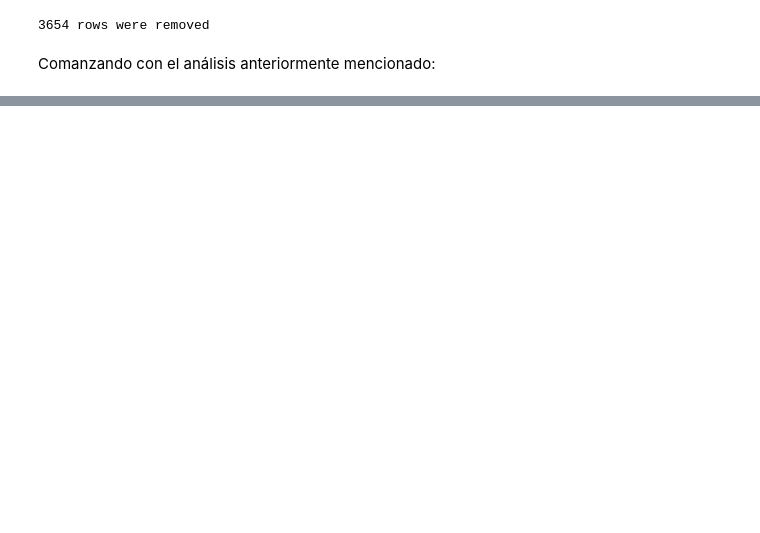
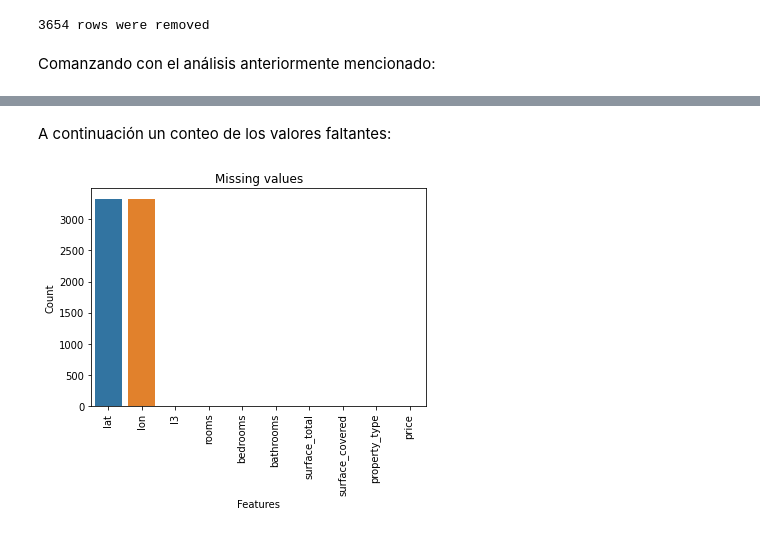
Before and after one commit to ricardoleoncorreia/buenos-aires-house-price-predictor, a Jupyter notebook: informe_final_carrera.ipynb, the cells around one changed output, grey strips where cells are left out. Drawn from its saved outputs; the diff is of its cells as text; code cells hidden in the pictures; blank space fills up the shorter version.

```diff
--- a/informe_final_carrera.ipynb
+++ b/informe_final_carrera.ipynb
@@ -118,6 +120,24 @@ def plot_residuals(y, residuals, labels, legend=True):
     plt.ylabel('Residual (kUSD)')
     plt.title('Residuals vs Prices')
     plt.show()
+
+def count_missing_values(dataset, figsize=None):
+    missing_values_count = pd.DataFrame(dataset.isna().sum(), columns=['count_'])
+    missing_values_count['percentage'] = np.round(100 * missing_values_count.count_ / dataset.shape[0], 2)
+
+    if figsize is not None:
+        plt.figure(figsize=figsize)
+        plt.xticks(rotation = 90)
+
+    g = sns.barplot(x="index", y="count_", data=missing_values_count.reset_index())
+    g.set_xlabel("Features")
+    g.set_ylabel("Count")
+    g.set_title("Missing values")
+
+    if figsize is None:
+        g.set_xticklabels(g.get_xticklabels(), rotation=90)
+
+    plt.show()
 # %% [markdown]
 Se importan los datos:
 # %%
@@ -277,0 +313,6 @@ Test RMSE: 27516.02 USD
+# %% [markdown]
+A continuación un conteo de los valores faltantes:
+# %%
+count_missing_values(dataset_impute_missing)
+# %% [output]
+[figure, added]
```
Also changed, not shown: parts of 28 cells of this notebook, 2 other files.
